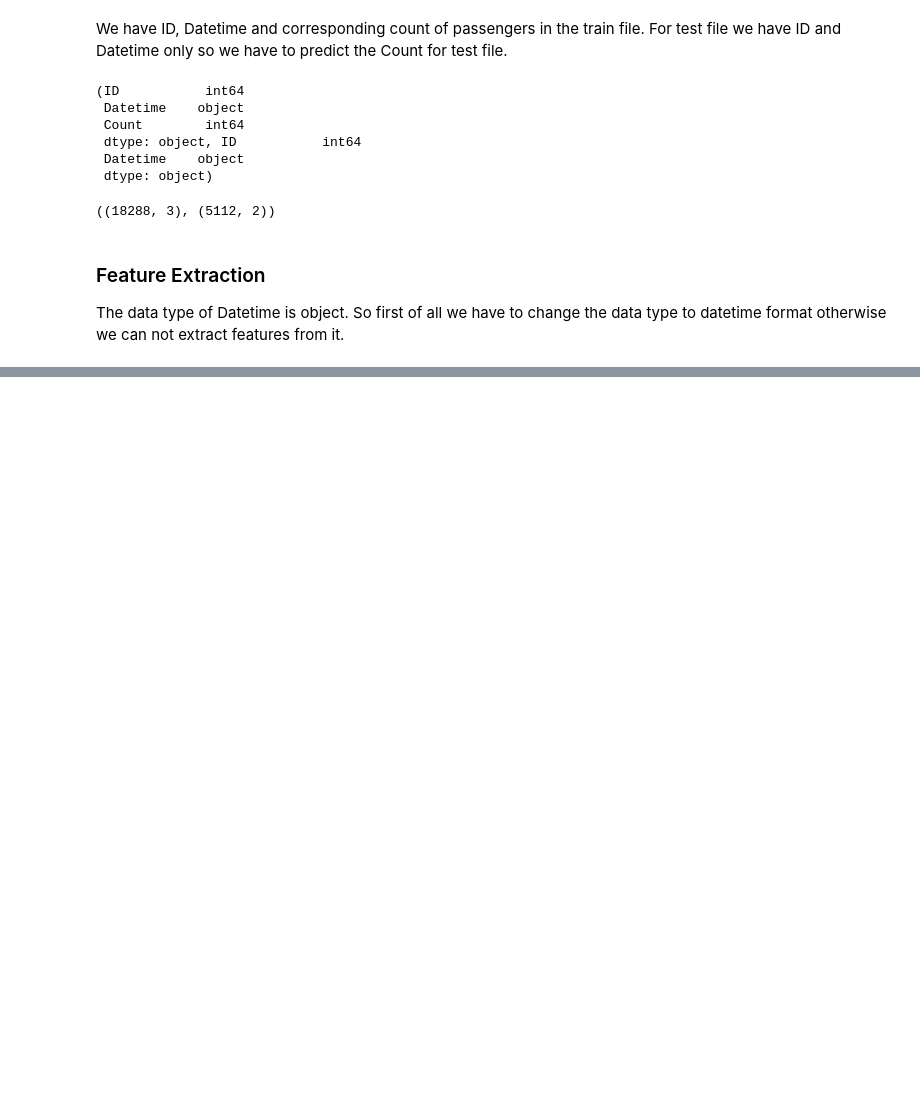
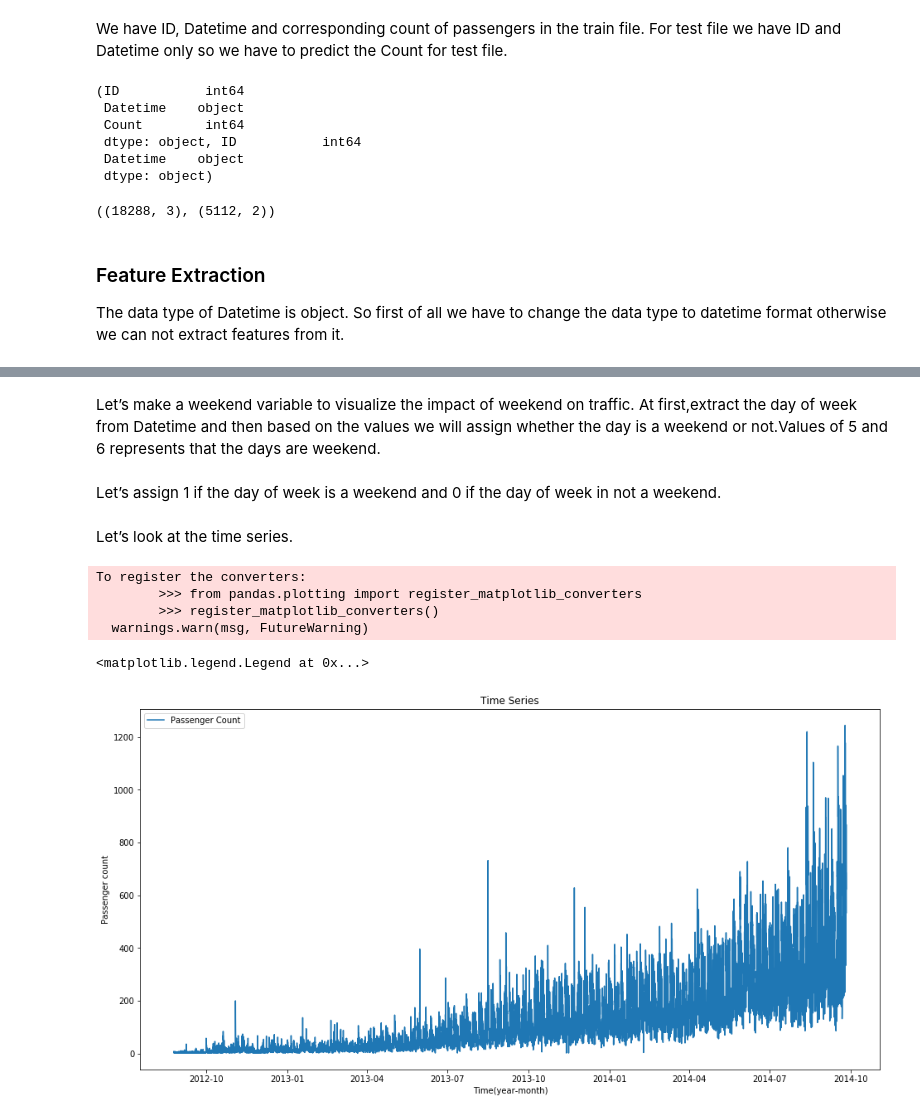
Before and after one commit to sksoumik/machine-learning-projects, a Jupyter notebook: Forecasting_traffic/timeseries_forecasting.ipynb, the cells around one changed output, grey strips where cells are left out. Cells and saved outputs as stored; diff of their text form; code cells hidden in the pictures; blank space fills up the shorter version.

```diff
--- a/Forecasting_traffic/timeseries_forecasting.ipynb
+++ b/Forecasting_traffic/timeseries_forecasting.ipynb
@@ -75,3 +84,37 @@ for i in (train, test, test_original, train_original):
     i['month']=i.Datetime.dt.month
     i['day']=i.Datetime.dt.day
     i['Hour']=i.Datetime.dt.hour
+# %% [markdown]
+ Let’s make a weekend variable to visualize the impact of weekend on traffic. At first,extract the day of week from Datetime and then based on the values we will assign whether the day is a weekend or not.Values of 5 and 6 represents that the days are weekend.
+# %%
+train['day of week']=train['Datetime'].dt.dayofweek
+temp = train['Datetime']
+# %% [markdown]
+Let’s assign 1 if the day of week is a weekend and 0 if the day of week in not a weekend.
+# %%
+def applyer(row):
+    if row.dayofweek == 5 or row.dayofweek == 6:
+        return 1
+    else:
+        return 0
+temp2 = train['Datetime'].apply(applyer)
+train['weekend']=temp2
+# %% [markdown]
+Let’s look at the time series.
+# %%
+train.index = train['Datetime'] # indexing the Datetime to get the time period on the x-axis.
+df=train.drop('ID',1)           # drop ID variable to get only the Datetime on x-axis.
+ts = df['Count']
+plt.figure(figsize=(16,8))
+plt.plot(ts, label='Passenger Count')
+plt.title('Time Series')
+plt.xlabel("Time(year-month)")
+plt.ylabel("Passenger count")
+plt.legend(loc='best')
+# %% [output]
+To register the converters:
+        >>> from pandas.plotting import register_matplotlib_converters
+        >>> register_matplotlib_converters()
+  warnings.warn(msg, FutureWarning)
+<matplotlib.legend.Legend at 0x...>
+[figure, added]
```
Also changed, not shown: parts of 11 cells of this notebook, 3 other files.
